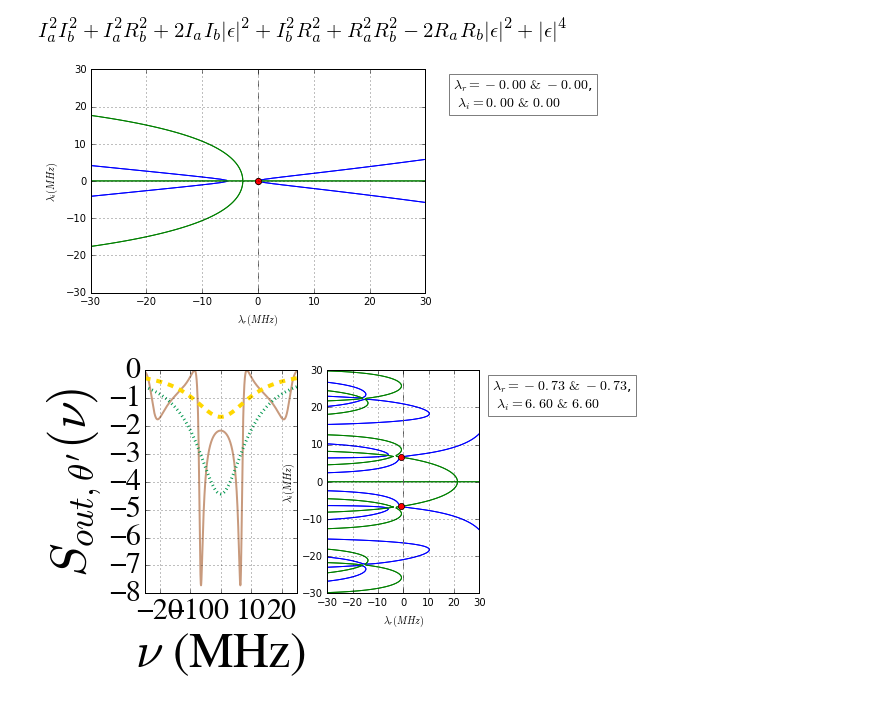
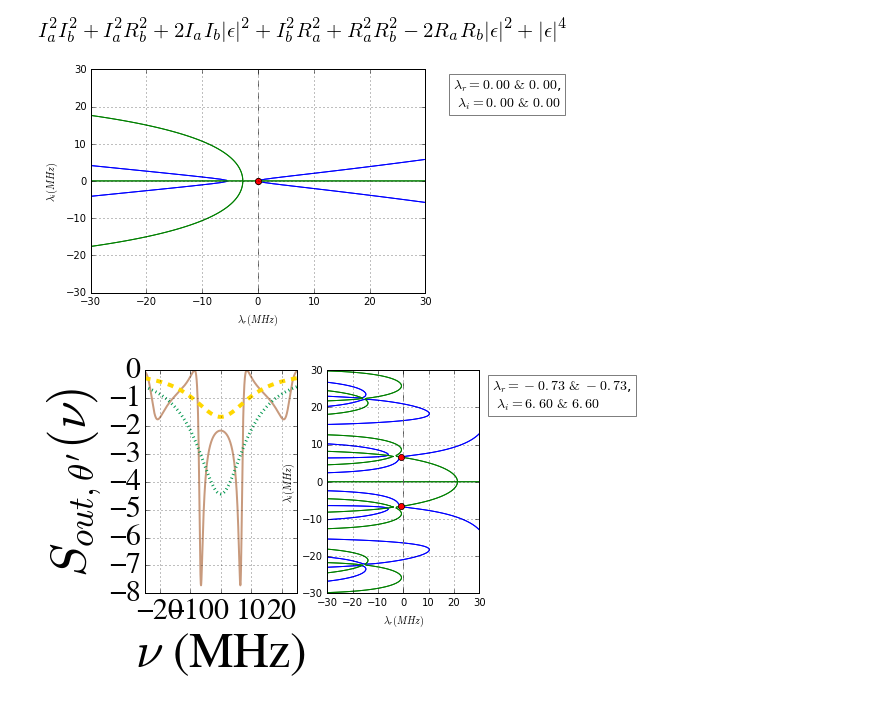
Before and after one commit to nemetniki/General-linear-model, a Jupyter notebook: NDPA.ipynb, the cells around one changed output. Saved outputs shown, nothing was run; the diff lists cells and outputs as text; code cells hidden in the pictures.

```diff
--- a/NDPA.ipynb
+++ b/NDPA.ipynb
@@ -438,91 +444,76 @@ def NDPA_stab(kapap, ra, La, phiap, ktaua, delta, kapbp, rb, Lb, phibp, ktaub, x
     kapa  = kapap*2*pi
     ka    = 2*sqrt(ra*(1-ra)*(1-La/100.))*kapa
     phia  = phiap*pi
-    taua  = ktaua/kapa
-    Delta = delta*kapa
+    ta    = ktaua/kapa
+    Del   = delta*kapa
     kapb  = kapbp*2*pi
     kb    = 2*sqrt(rb*(1-rb)*(1-Lb/100.))*kapb
     phib  = phibp*pi
-    taub  = ktaub/kapa
+    tb    = ktaub/kapa
     eps   = x*kapa
 
     ## Functions ##
-    def Rar(lambr,lambi):
-        return lambr+kapa+ka*cos(phia)*cos(2*np.pi*lambi*taua)*exp(-lambr*taua)
-    def Rai(lambr,lambi):
-        return 2*np.pi*lambi-ka*cos(phia)*sin(2*np.pi*lambi*taua)*exp(-lambr*taua)
-    def Iar(lambr,lambi):
-        return Delta+ka*sin(phia)*cos(2*np.pi*lambi*taua)*exp(-lambr*taua)
-    def Iai(lambr,lambi):
-        return -ka*sin(phia)*sin(2*np.pi*lambi*taua)*exp(-lambr*taua)
-    def Rbr(lambr,lambi):
-        return lambr+kapb+kb*cos(phib)*cos(2*np.pi*lambi*taub)*exp(-lambr*taub)
-    def Rbi(lambr,lambi):
-        return 2*np.pi*lambi-kb*cos(phib)*sin(2*np.pi*lambi*taub)*exp(-lambr*taub)
-    def Ibr(lambr,lambi):
-        return Delta-kb*sin(phib)*cos(2*np.pi*lambi*taub)*exp(-lambr*taub)
-    def Ibi(lambr,lambi):
-        return kb*sin(phib)*sin(2*np.pi*lambi*taub)*exp(-lambr*taub)
+    def Ra(lambr,lambi):
+        return lambr+1j*lambi*2*pi+kapa+ka*cos(phia)*exp(-(1j*2*np.pi*lambi+lambr)*ta)
+    def Ia(lambr,lambi):
+        return Del+ka*sin(phia)*exp(-(1j*2*np.pi*lambi+lambr)*ta)
+    def Rb(lambr,lambi):
+        return lambr+1j*lambi*2*pi+kapb+kb*cos(phib)*exp(-(1j*2*np.pi*lambi+lambr)*tb)
+    def Ib(lambr,lambi):
+        return Del-kb*sin(phib)*exp(-(1j*2*np.pi*lambi+lambr)*tb)
 
     ## Equations ##
-    def eq1r(lambr, lambi):
-        return (Rar(lambr,lambi)-Iai(lambr,lambi))*(Rbr(lambr,lambi)-Ibi(lambr,lambi)) - \
-               (Rai(lambr,lambi)+Iar(lambr,lambi))*(Rbi(lambr,lambi)+Ibr(lambr,lambi))-eps**2
-    def eq1i(lambr,lambi):
-        return (Rar(lambr,lambi)-Iai(lambr,lambi))*(Rbi(lambr,lambi)+Ibr(lambr,lambi)) + \
-               (Rai(lambr,lambi)+Iar(lambr,lambi))*(Rbr(lambr,lambi)-Ibi(lambr,lambi))
+    def eq1(lambr, lambi):
+        return (Ra(lambr,lambi)+1j*Ia(lambr,lambi))*(Rb(lambr,lambi)+1j*Ib(lambr,lambi)) - eps**2
     def equation1(l):
-        equations = [eq1r(l[0],l[1])]
-        equations.append(eq1i(l[0],l[1]))
+        equations = [np.real(eq1(l[0],l[1]))]
+        equations.append(np.imag(eq1(l[0],l[1])))
         return equations
-    def eq2r(lambr, lambi):
-        return (Rar(lambr,lambi)+Iai(lambr,lambi))*(Rbr(lambr,lambi)+Ibi(lambr,lambi)) - \
-               (Rai(lambr,lambi)-Iar(lambr,lambi))*(Rbi(lambr,lambi)-Ibr(lambr,lambi))-eps**2
-    def eq2i(lambr,lambi):
-        return (Rar(lambr,lambi)+Iai(lambr,lambi))*(Rbi(lambr,lambi)-Ibr(lambr,lambi)) + \
-               (Rai(lambr,lambi)-Iar(lambr,lambi))*(Rbr(lambr,lambi)+Ibi(lambr,lambi))
+    def eq2(lambr, lambi):
+        return (Ra(lambr,lambi)-1j*Ia(lambr,lambi))*(Rb(lambr,lambi)-1j*Ib(lambr,lambi)) - eps**2
     def equation2(l):
-        equations = [eq2r(l[0],l[1])]
-        equations.append(eq2i(l[0],l[1]))
+        equations = [np.real(eq2(l[0],l[1]))]
+        equations.append(np.imag(eq2(l[0],l[1])))
         return equations
+
 
     ## Grid ##
     lr = np.linspace(-30,30,200)
     li = np.linspace(-30,30,200)
     lr,li = np.meshgrid(lr,li)
 
     ## Solving the equations ##
     lamb1 = np.zeros(2)
     lamb2 = np.zeros(2)
     lamb1 = fsolve(equation1,[10,1])
     lamb2 = fsolve(equation2,[10,1])
     lambr = np.array([lamb1[0],lamb1[0],lamb2[0],lamb2[0]])
     lambi = np.array([lamb1[1],-lamb1[1],lamb2[1],-lamb2[1]])
 
     #fig = plt.figure()
     ax = fig.axes
-    plt.contour(lr,li, eq1r(lr,li),[0],colors='b')
+    plt.contour(lr,li, np.real(eq1(lr,li)),[0],colors='b')
     plt.hold(True)
-    plt.contour(lr,li, eq2r(lr,li),[0],colors='b')
-    plt.contour(lr,li, eq1i(lr,li),[0],colors='g')
-    plt.contour(lr,li, eq2i(lr,li),[0],colors='g')
+    plt.contour(lr,li, np.real(eq2(lr,li)),[0],colors='b')
+    plt.contour(lr,li, np.imag(eq1(lr,li)),[0],colors='g')
+    plt.contour(lr,li, np.imag(eq2(lr,li)),[0],colors='g')
     plt.contour(lr,li,lr,[0],colors='grey',linestyles='dashed')
     plt.plot(lambr,lambi,'o',color = 'r')
     plt.grid(True)
     plt.xlim(-30,30)
     plt.xlabel('$\lambda_r (MHz)$')
     plt.ylabel('$\lambda_i (MHz)$')
     plt.text(35, 20, '$\lambda_r=%.2f \ &\ %.2f$,\n $\lambda_i=%.2f\ &\ %.2f$' % (lambr[0],lambr[2],lambi[0],lambi[2]),\
              fontsize=14,bbox={'facecolor':'white', 'alpha':0.5})
     #ax.xaxis.set_label_coords(1.3, -0.0015)
     #ax.yaxis.set_label_coords(-0.0015,1.3)
 #    plt.show()
 
 #def NDPA_stab(kapap, ra   , La, phiap, ktaua , delta, kapbp, rb     , Lb, phibp, ktaub , x):
 figs=plt.figure()
 NDPA_stab     (10.   , 0.5  , 0 , 0    ,0, 0    , 10  , .5  , 0 , 0    ,1.8832785157443013, 2,figs)
 # %% [output]
-[figure, old version]
+[figure, new version]
 # %%
 %matplotlib inline
 from ipywidgets import interactive
```
Also changed, not shown: parts of 6 cells of this notebook.
